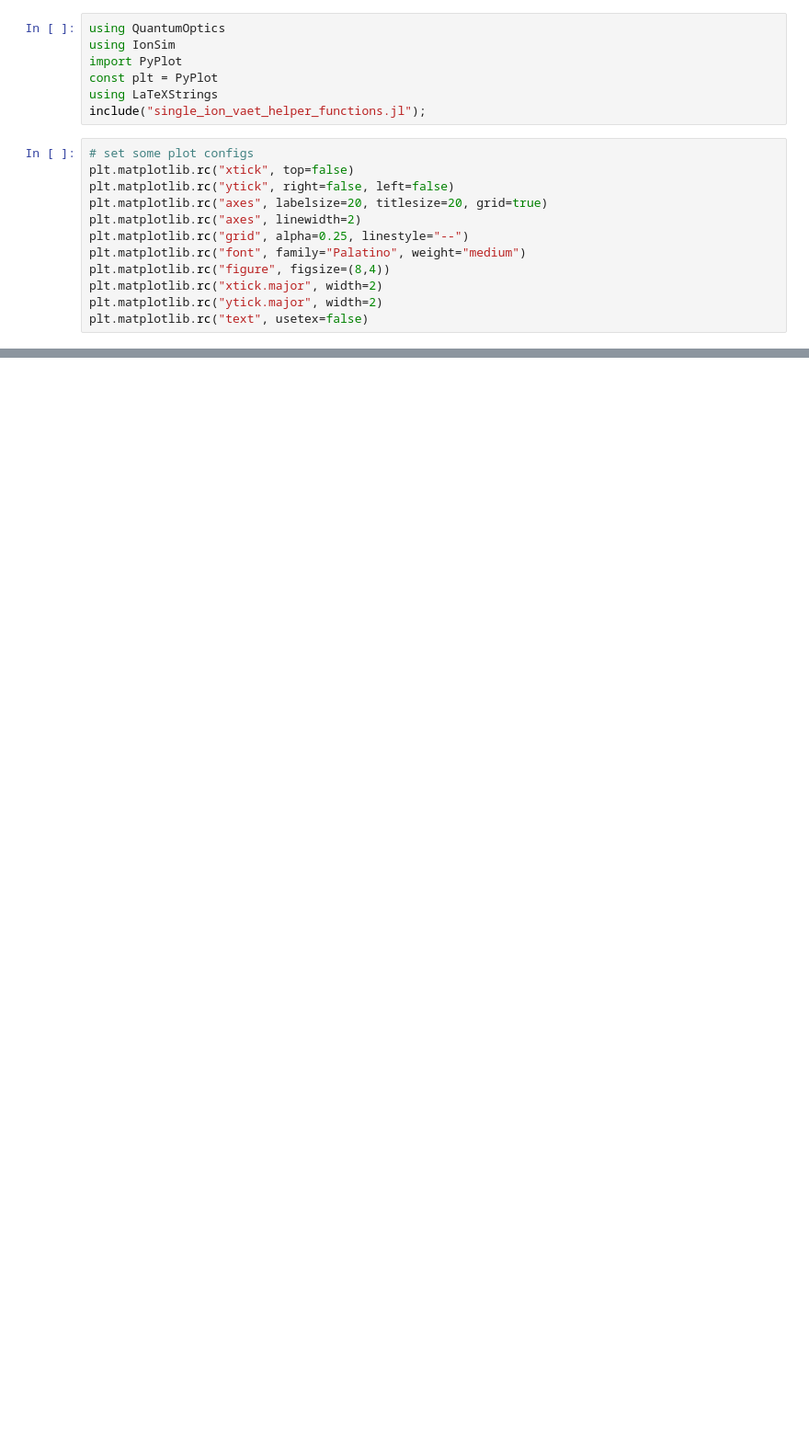
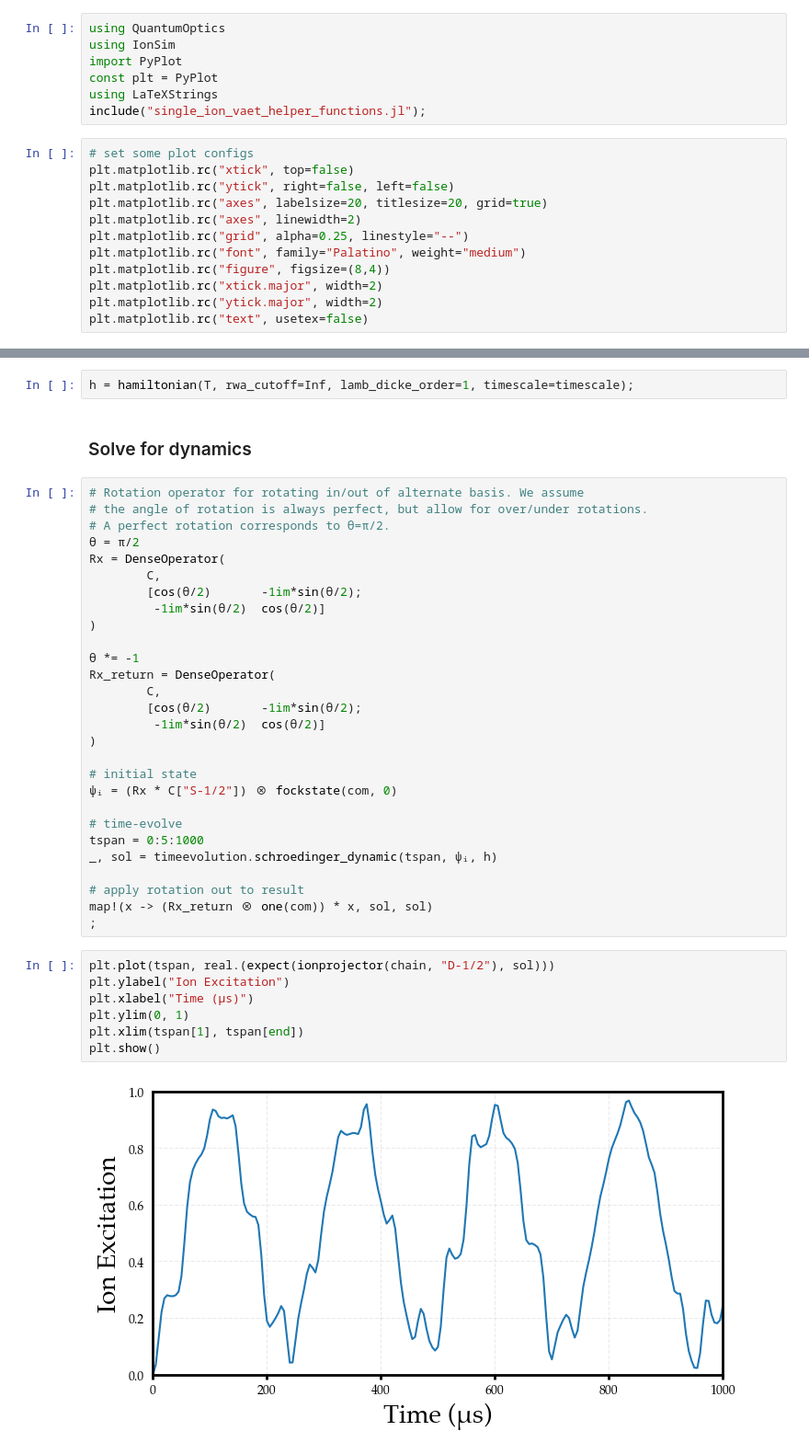
Before and after one commit to HaeffnerLab/lattice_notebooks, a Jupyter notebook: noisy_single_ion_vaet_rotated_basis.ipynb, the cells around one changed output, grey strips where cells are left out. Shown at 92% size. Saved outputs shown, nothing was run; the diff lists cells and outputs as text; blank space fills up the shorter version.

```diff
--- a/noisy_single_ion_vaet_rotated_basis.ipynb
+++ b/noisy_single_ion_vaet_rotated_basis.ipynb
@@ -27,0 +92,41 @@ sqrt(0.6*0.4/100)
+# %%
+h = hamiltonian(T, rwa_cutoff=Inf, lamb_dicke_order=1, timescale=timescale);
+# %% [markdown]
+### Solve for dynamics
+# %%
+# Rotation operator for rotating in/out of alternate basis. We assume
+# the angle of rotation is always perfect, but allow for over/under rotations.
+# A perfect rotation corresponds to θ=π/2.
+θ = π/2
+Rx = DenseOperator(
+        C,
+        [cos(θ/2)       -1im*sin(θ/2);
+         -1im*sin(θ/2)  cos(θ/2)]
+)
+
+θ *= -1
+Rx_return = DenseOperator(
+        C,
+        [cos(θ/2)       -1im*sin(θ/2);
+         -1im*sin(θ/2)  cos(θ/2)]
+)
+
+# initial state
+ψᵢ = (Rx * C["S-1/2"]) ⊗ fockstate(com, 0)
+
+# time-evolve
+tspan = 0:5:1000
+_, sol = timeevolution.schroedinger_dynamic(tspan, ψᵢ, h)
+
+# apply rotation out to result
+map!(x -> (Rx_return ⊗ one(com)) * x, sol, sol)
+;
+# %%
+plt.plot(tspan, real.(expect(ionprojector(chain, "D-1/2"), sol)))
+plt.ylabel("Ion Excitation")
+plt.xlabel("Time (μs)")
+plt.ylim(0, 1)
+plt.xlim(tspan[1], tspan[end])
+plt.show()
+# %% [output]
+[figure, added]
```
Also changed, not shown: parts of 12 cells of this notebook.
